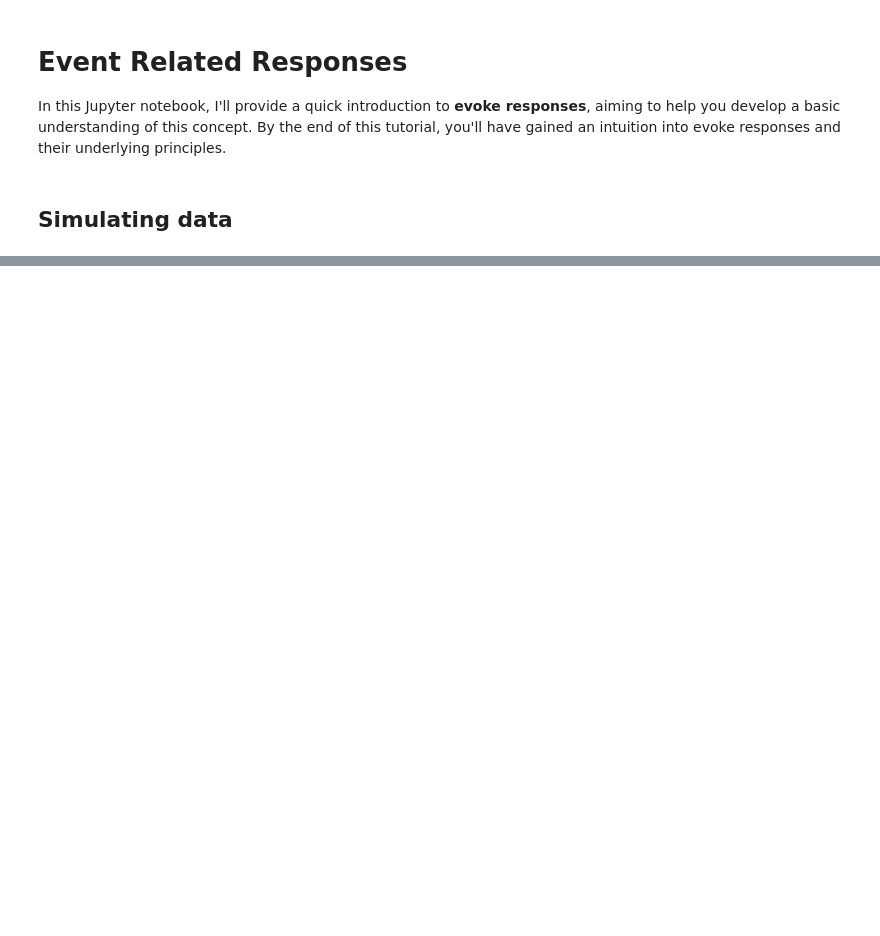
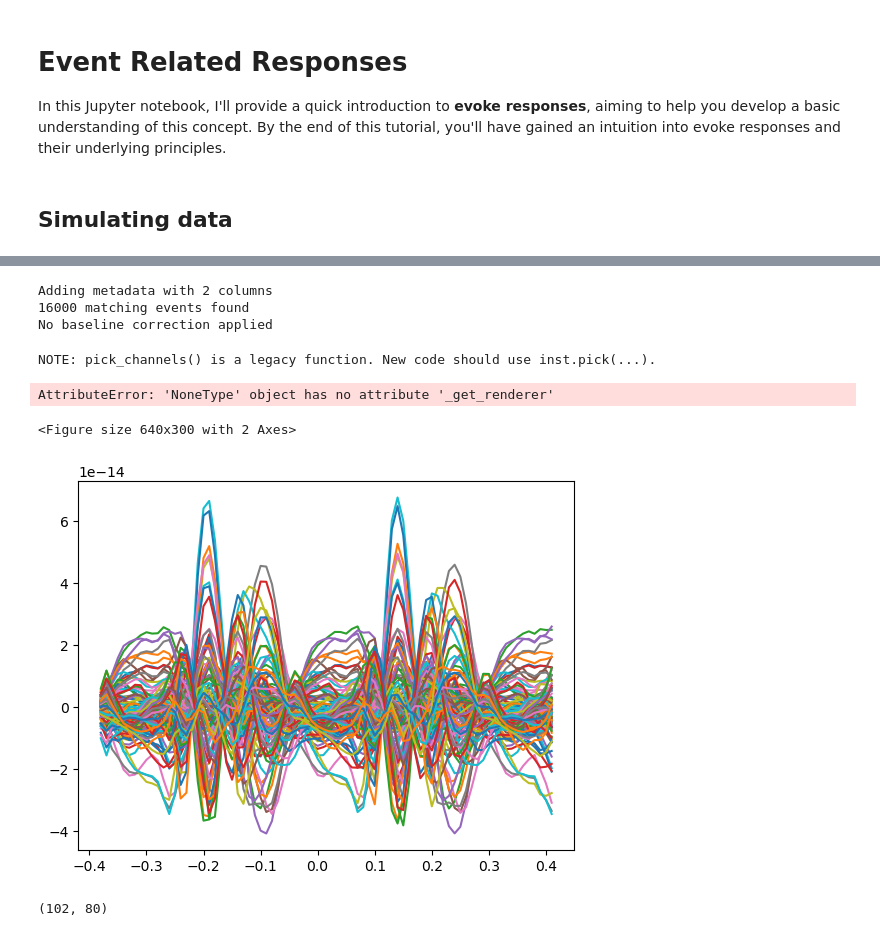
Before and after one commit to nathanweisz/methcogneurocode, a Jupyter notebook: Lecture1.ipynb, the cells around one changed output, grey strips where cells are left out. Drawn from its saved outputs; the diff is of its cells as text; code cells hidden in the pictures; blank space fills up the shorter version.

Commit message:
updated Lecture 1

```diff
--- a/Lecture1.ipynb
+++ b/Lecture1.ipynb
@@ -38,0 +42,5 @@ plt.show()
+# %%
+#get sample info
+
+info = mne.io.read_info("sample-info.fif", verbose = True)
+info = mne.Info(info, sfreq=100)
@@ -38,0 +67,28 @@ plt.show()
+# %%
+datapath = "/Users/b1019548/Library/CloudStorage/OneDrive-UniversitätSalzburg/Teaching/Master_VO_MethodsCogNeuro/Lecture1/data/data_sub3_preproc_gp.mat"
+
+epochs = mne.read_epochs_fieldtrip(datapath, info)
+# %% [output]
+Adding metadata with 2 columns
+16000 matching events found
+No baseline correction applied
+# %%
+evoked = epochs.average()
+# %% [output]
+NOTE: pick_channels() is a legacy function. New code should use inst.pick(...).
+# %%
+
+evoked.plot();
+# %% [output]
+AttributeError: 'NoneType' object has no attribute '_get_renderer'
+<Figure size 640x300 with 2 Axes>
+# %%
+test=evoked.get_data()
+# %%
+plt.plot(evoked.times, test.T);
+# %% [output]
+[figure, added]
+# %%
+data.shape
+# %% [output]
+(102, 80)
```
Also changed, not shown: parts of 5 cells of this notebook, 1 other file.
